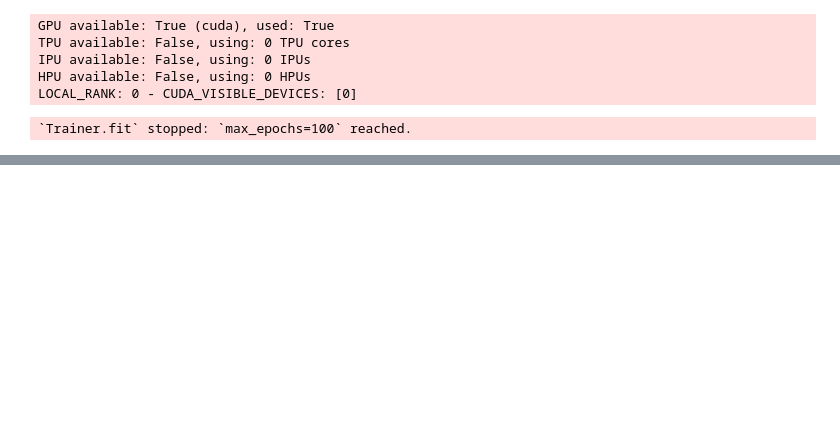
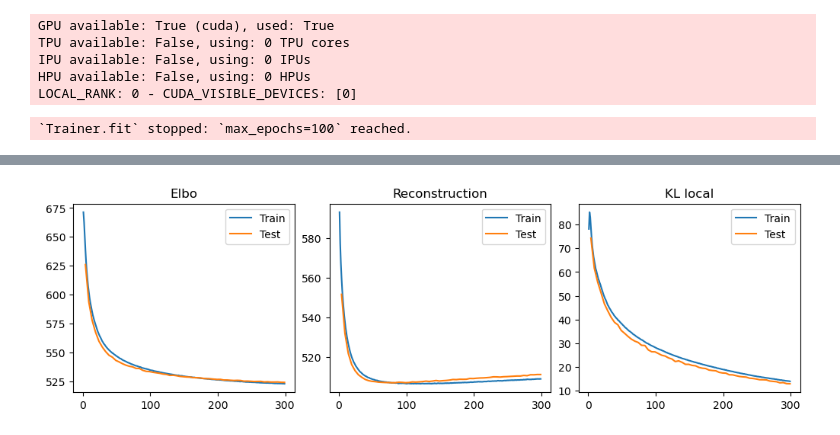
Before and after one commit to LeanderDiazBone/BachelorThesis, a Jupyter notebook: benchmarking.ipynb, the cells around one changed output, grey strips where cells are left out. Cells and saved outputs as stored; diff of their text form; code cells hidden in the pictures; blank space fills up the shorter version.

```diff
--- a/benchmarking.ipynb
+++ b/benchmarking.ipynb
@@ -159,0 +140,4 @@ def plotKLGlobalLoss(model):
+# %%
+plotAllHistory(vaeMG)
+# %% [output]
+[figure, added]
```
Also changed, not shown: parts of 19 cells of this notebook, 3 other files.
